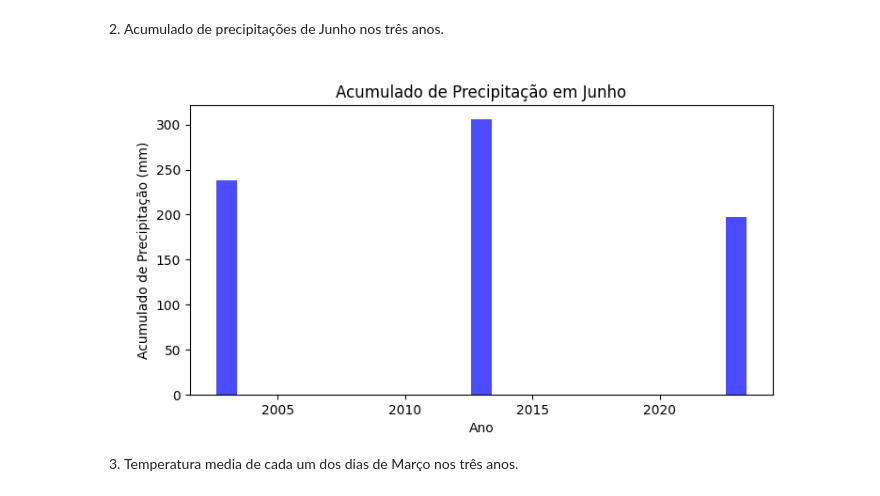
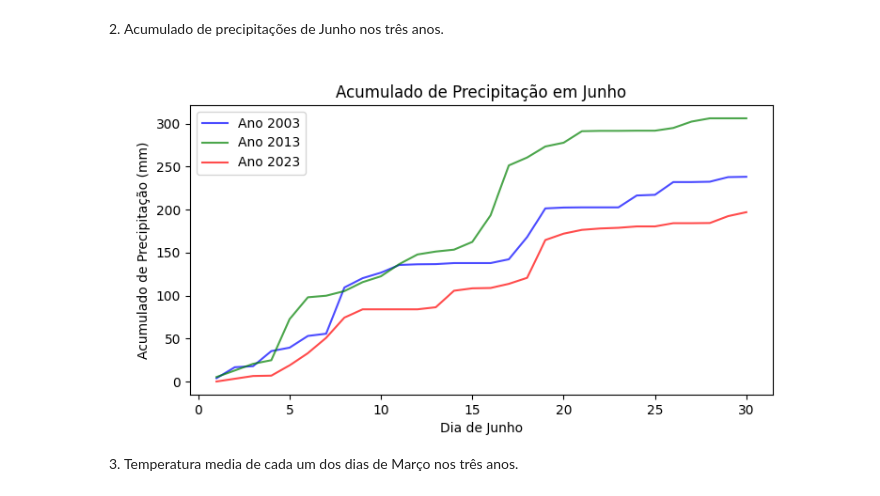
Before and after one commit to everaldina/Trilha_Python, a Jupyter notebook: PI-009.ipynb, the cells around one changed output. Saved outputs shown, nothing was run; the diff lists cells and outputs as text; code cells hidden in the pictures.

Commit message:
atualizando para gráfico de linha

```diff
--- a/PI-009.ipynb
+++ b/PI-009.ipynb
@@ -145,23 +145,26 @@ import matplotlib.pyplot as plt
 # %% [markdown]
 2. Acumulado de precipitações de Junho nos três anos.
 # %%
-import matplotlib.pyplot as plt
 
-# Selecionando apenas a coluna 'precipitacao' para o mês de junho
 dados_junho = estacao_ssa[('precipitacao', 'PRECIPITAÇÃO TOTAL, HORÁRIO (mm)')][estacao_ssa.index.month == 6]
 
 # Agrupando por ano e somar as precipitações de junho
-acumulado_junho_por_ano = dados_junho.groupby(dados_junho.index.year).sum()
+acumulado_junho_por_ano = dados_junho.groupby([dados_junho.index.year, dados_junho.index.day]).sum().groupby(level=0).cumsum()
 
-# Criando o gráfico de barras para o acumulado de precipitação
+# Criando o gráfico de linha para o acumulado de precipitação
 plt.figure(figsize=(8, 4))
-plt.bar(acumulado_junho_por_ano.index, acumulado_junho_por_ano.values, color='blue', alpha=0.7)
+cores = ['blue', 'green', 'red']  # Defina cores diferentes para cada ano
+
+for i, (ano, dados) in enumerate(acumulado_junho_por_ano.groupby(acumulado_junho_por_ano.index.get_level_values(0))):
+  plt.plot(dados.index.get_level_values(1), dados.values, color=cores[i], alpha=0.7, label=f'Ano {ano}', marker='o')  # Adicionando marcadores para cada ponto
+
 plt.title('Acumulado de Precipitação em Junho')
-plt.xlabel('Ano')
+plt.xlabel('Dia de Junho')
 plt.ylabel('Acumulado de Precipitação (mm)')
+plt.legend()
 plt.show()
 # %% [output]
-[figure, old version]
+[figure, new version]
 # %% [markdown]
 3. Temperatura media de cada um dos dias de Março nos três anos.
 # %% [markdown]
```
